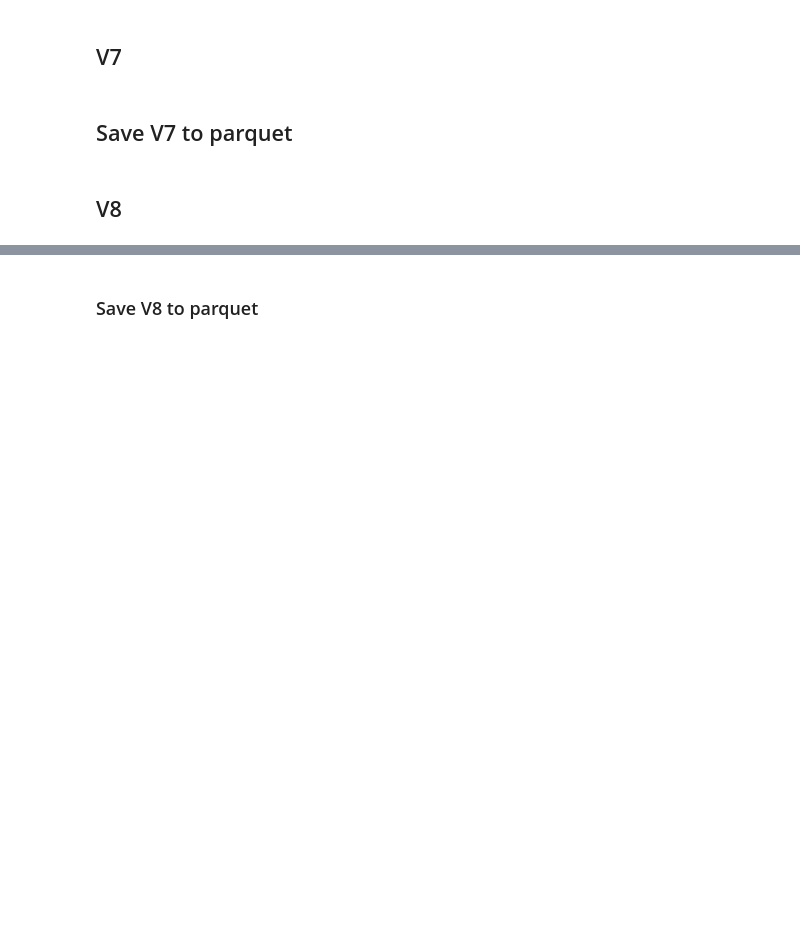
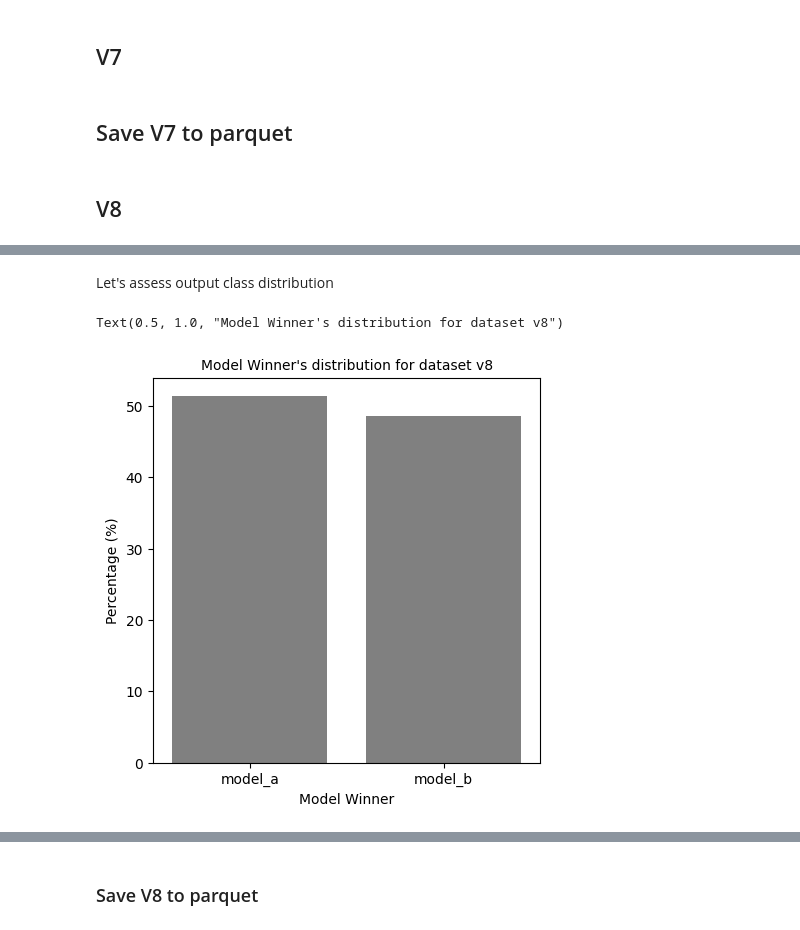
Before and after one commit to kevinmedinag96/multilingual-chatbot-arena, a Jupyter notebook: datasets_creator/src/generate_curated_datasets.ipynb, the cells around one changed output, grey strips where cells are left out. Cells and saved outputs as stored; diff of their text form; code cells hidden in the pictures; blank space fills up the shorter version.

```diff
--- a/datasets_creator/src/generate_curated_datasets.ipynb
+++ b/datasets_creator/src/generate_curated_datasets.ipynb
@@ -374,3 +377,23 @@ kwargs = {"num_records" : num_records, 'generator' : generator}
 
 
 curated_df_v8 = group_num_tokens_subset.apply(func,**kwargs).reset_index(drop=True)
+# %% [markdown]
+Let's assess output class distribution
+# %%
+series_v8_winners = curated_df_v8.groupby(["winner"]).count()["id"]
+
+df_series_v8_winners = pd.DataFrame({
+    "winners" : series_v8_winners.index.values,
+    "percentages" : (series_v8_winners.values / curated_df_v8.shape[0]) * 100
+})
+# %%
+fig,ax = plt.subplots(1,1,figsize= (5,5))
+sns.barplot(data=df_series_v8_winners,x="winners",y="percentages",ax=ax,color=grey)
+
+
+ax.set_xlabel("Model Winner",fontsize=10)
+ax.set_ylabel("Percentage (%)",fontsize=10)
+ax.set_title("Model Winner's distribution for dataset v8",fontsize=10)
+# %% [output]
+Text(0.5, 1.0, "Model Winner's distribution for dataset v8")
+[figure, added]
```
Also changed, not shown: parts of 4 cells of this notebook, 9 other files.
